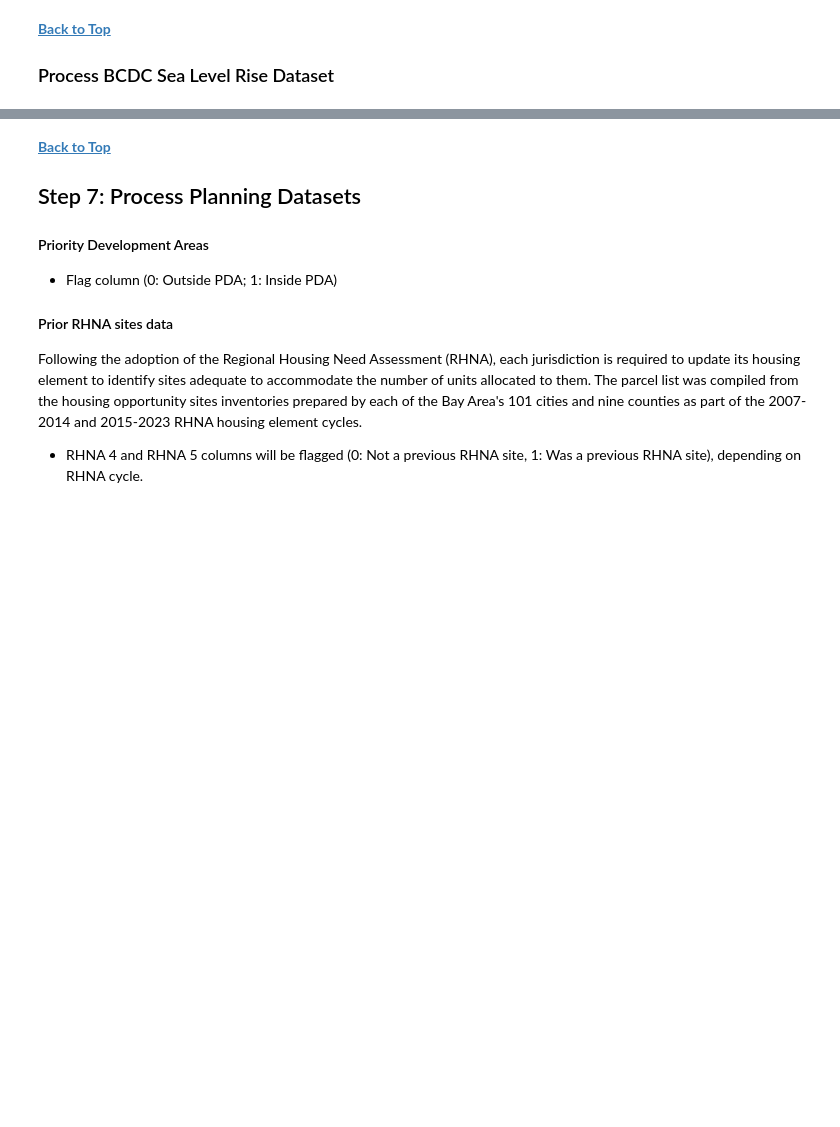
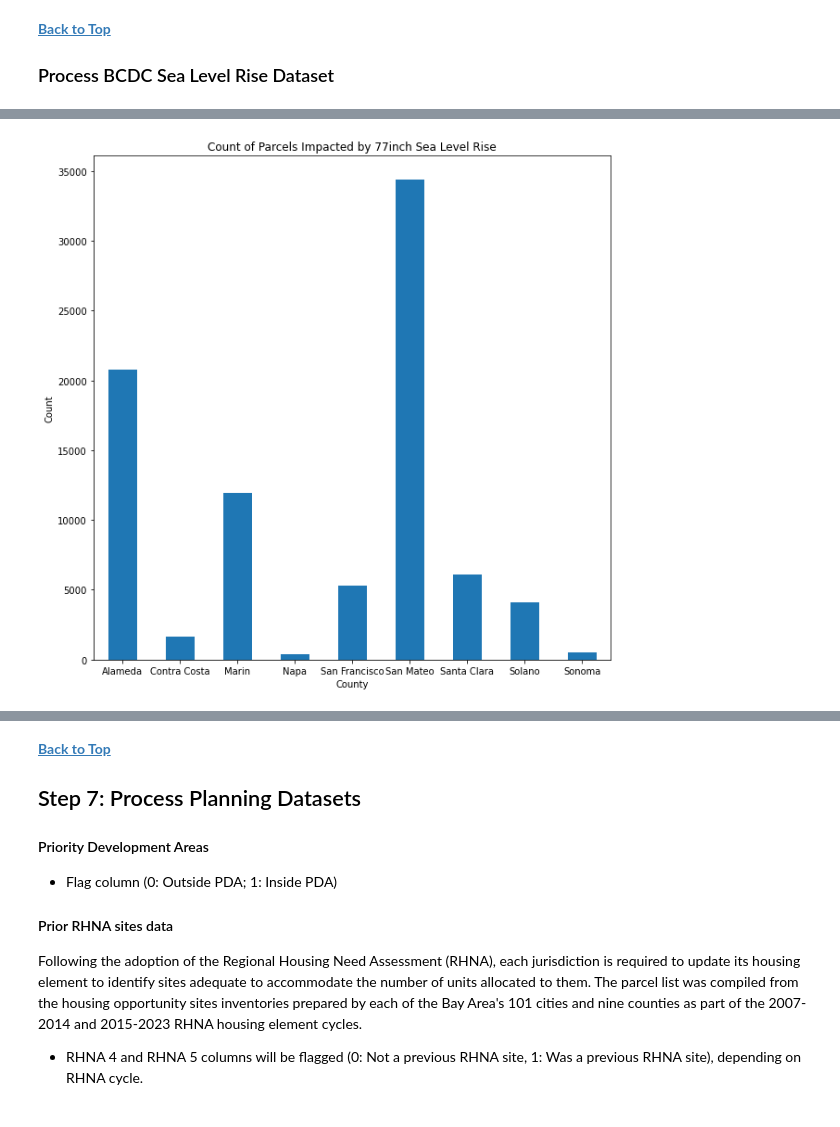
Before and after one commit to BayAreaMetro/Data-Analysis-Projects, a Jupyter notebook: housing-element-prescreening/scripts/Pre-Screening-Data-Processing.ipynb, the cells around one changed output, grey strips where cells are left out. Drawn from its saved outputs; the diff is of its cells as text; code cells hidden in the pictures; blank space fills up the shorter version.

```diff
--- a/housing-element-prescreening/scripts/Pre-Screening-Data-Processing.ipynb
+++ b/housing-element-prescreening/scripts/Pre-Screening-Data-Processing.ipynb
@@ -143,9 +122,22 @@ memory usage: 179.8+ MB
 #Convert centroid columns to float data type
 parcels['centroid_x'] = parcels['centroid_x'].astype(float)
 parcels['centroid_y'] = parcels['centroid_y'].astype(float)
+# %%
+#Subset for parcel centroid
+columns = ['parcel_id',
+          'geom_id',
+          'county',
+          'city',
+          'apn',
+          'acres',
+          'tract_geoi',
+          'blkgp_geoi',
+          'centroid_x',
+          'centroid_y']
+parcels_centroid = parcels[columns]
 # %%
 #Create parcel centroid geodataframe
-parcels_centroid = gp.GeoDataFrame(parcels,
+parcels_centroid = gp.GeoDataFrame(parcels_centroid,
                                   geometry=gp.points_from_xy(parcels.centroid_x,
                                                              parcels.centroid_y),
                                    crs='epsg:4326')
@@ -1095,0 +1105,6 @@ KeyboardInterrupt:
+# %%
+#Spatial join with parcel centroids
+bcdc_parcels_centroid = gp.sjoin(parcels_centroid,
+                                bcdc,
+                                how='left',
+                                op='intersects')
@@ -1095,0 +1144,25 @@ KeyboardInterrupt:
+# %%
+#Create flag column and assign flag
+bcdc_parcels_centroid['sea_level'] = np.where(bcdc_parcels_centroid['index_right'].notnull(),1,0)
+# %%
+#Graph inundation parcels by county
+bcdc_gp_cty = bcdc_parcels_centroid[bcdc_parcels_centroid['index_right'].notnull()].groupby(['county']).agg('size')
+
+#plot
+bcdc_gp_cty.plot(kind='bar',figsize=(10,10))
+
+#title and labels
+plt.title('Count of Parcels Impacted by 77inch Sea Level Rise')
+plt.xlabel('County')
+plt.ylabel('Count')
+
+plt.xticks(
+    [0,1,2,3,4,5,6,7,8], # positions
+    ['Alameda','Contra Costa','Marin','Napa','San Francisco','San Mateo','Santa Clara','Solano','Sonoma'], # labels
+    rotation = 0 # default is 90
+)
+
+# convert to non-scientific notation
+plt.ticklabel_format(axis = 'y', style='plain');
+# %% [output]
+[figure, added]
```
Also changed, not shown: parts of 30 cells of this notebook.
